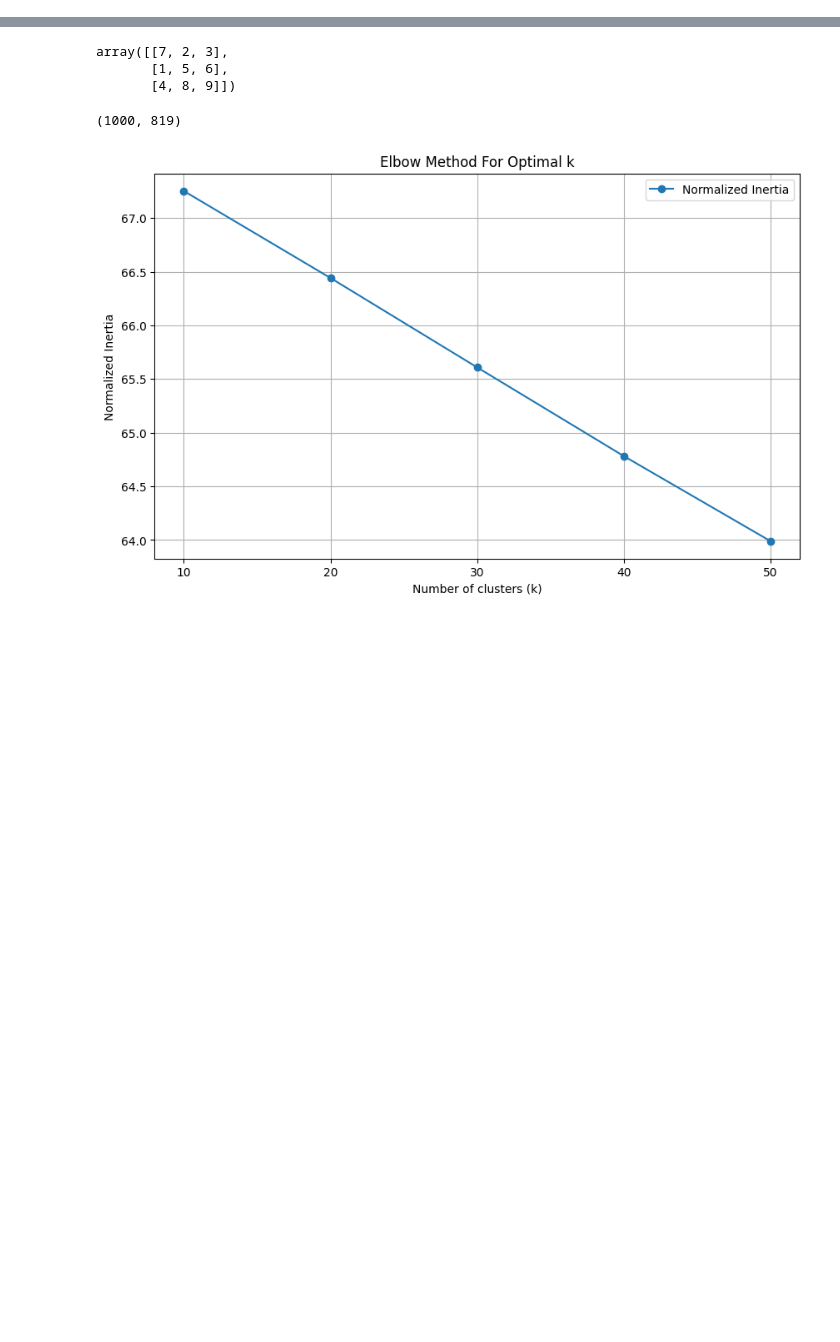
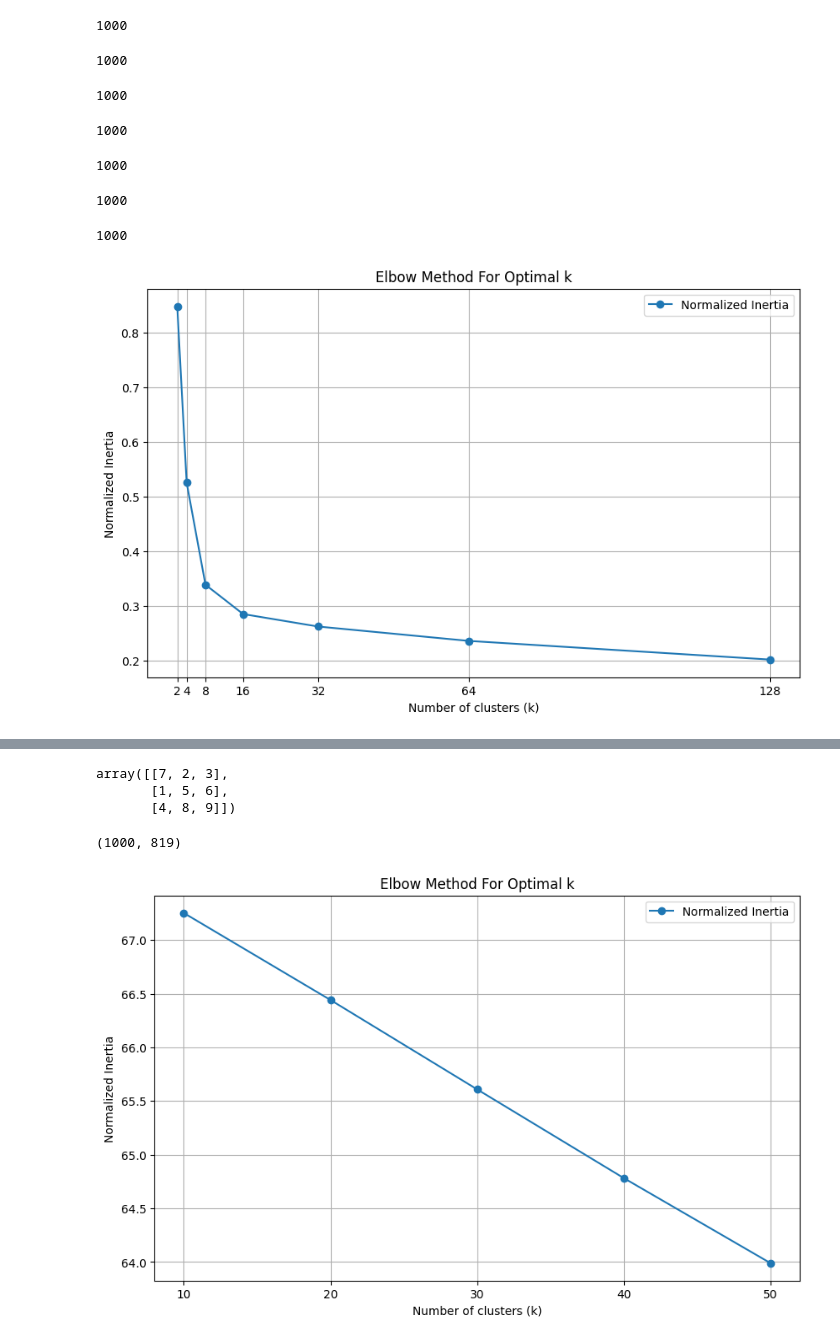
Before and after one commit to Roberto09/cs229-project, a Jupyter notebook: testing_dan.ipynb, the cells around one changed output, grey strips where cells are left out. Saved outputs shown, nothing was run; the diff lists cells and outputs as text; code cells hidden in the pictures; blank space fills up the shorter version.

```diff
--- a/testing_dan.ipynb
+++ b/testing_dan.ipynb
@@ -61,3 +40,23 @@ def stats(data_dict, k):
+# %%
+def elbow(data_dict, k_range):
+
+    inertias_normalized = []
+    for k in tqdm(k_range):
+        _, __, kmeans = stats(data_dict, k)
+        n = len(data_dict)
+        print(n)
+        inertia_normalized = kmeans.inertia_ / n
+        inertias_normalized.append(inertia_normalized)
+
+    plt.figure(figsize=(10, 6))
+    plt.plot(k_range, inertias_normalized, '-o', label='Normalized Inertia')
+    plt.xlabel('Number of clusters (k)')
+    plt.ylabel('Normalized Inertia')
+    plt.title('Elbow Method For Optimal k')
+    plt.legend()
+    plt.xticks(k_range)
+    plt.grid(True)
+    plt.show()
 # %%
 from sklearn.cluster import KMeans
 import numpy as np
@@ -96,0 +86,18 @@ def permutation_test(data_dict, k, n_perm):
+# %%
+vector_dict = {}
+for i in range(0, 1000, 100):
+    partial_vector_dict = pd.read_pickle(f"importances/importance_{i+99}.pkl")
+    vector_dict.update(partial_vector_dict)
+# %%
+vector_dict_l1 = {k:v[0].numpy() for k,v in vector_dict.items()}
+# %%
+elbow(vector_dict_l1, k_range=[2, 4, 8, 16, 32, 64, 128])
+# %% [output]
+1000
+1000
+1000
+1000
+1000
+1000
+1000
+[figure, added]
```
Also changed, not shown: parts of 9 cells of this notebook, 2 other files.
